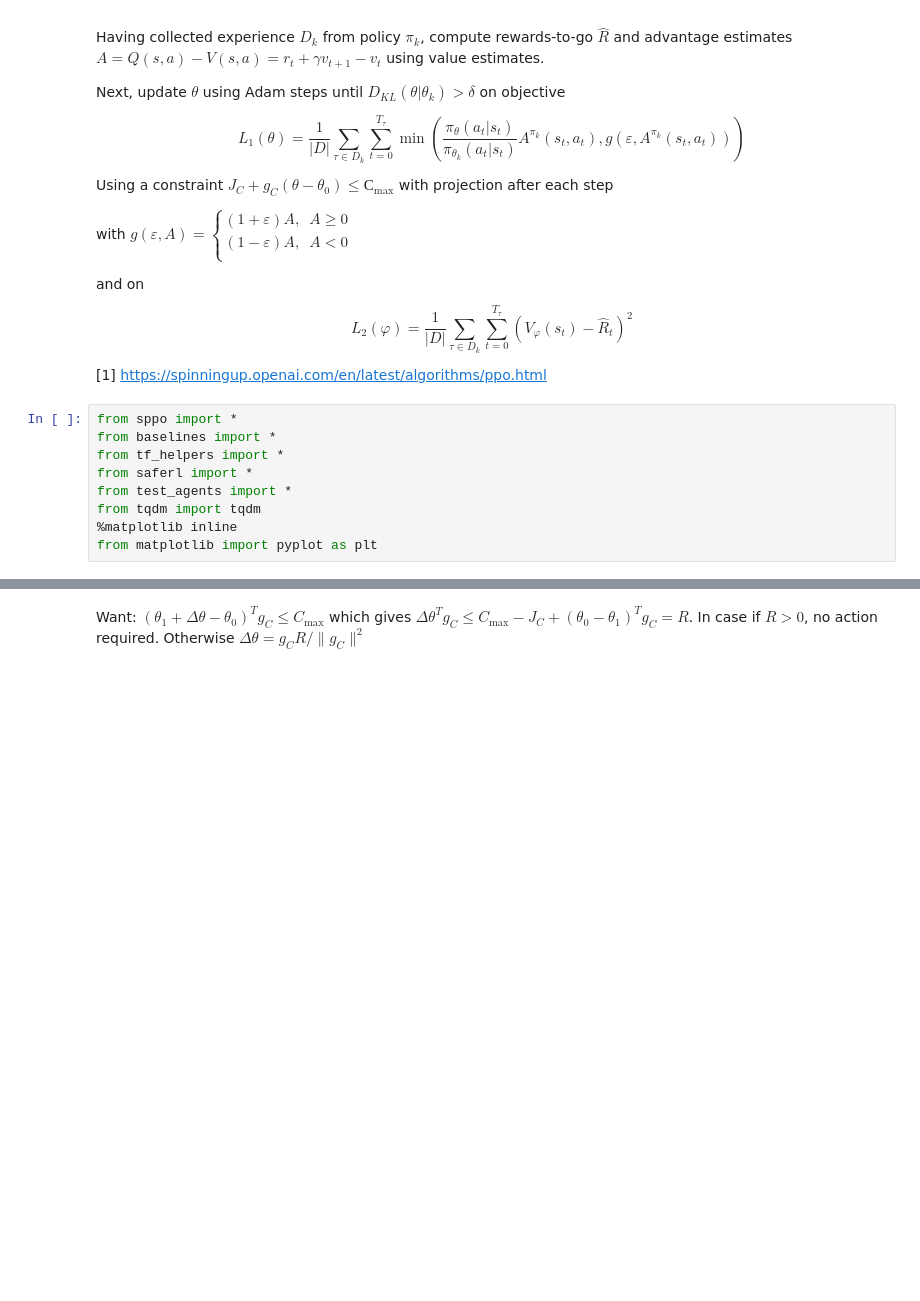
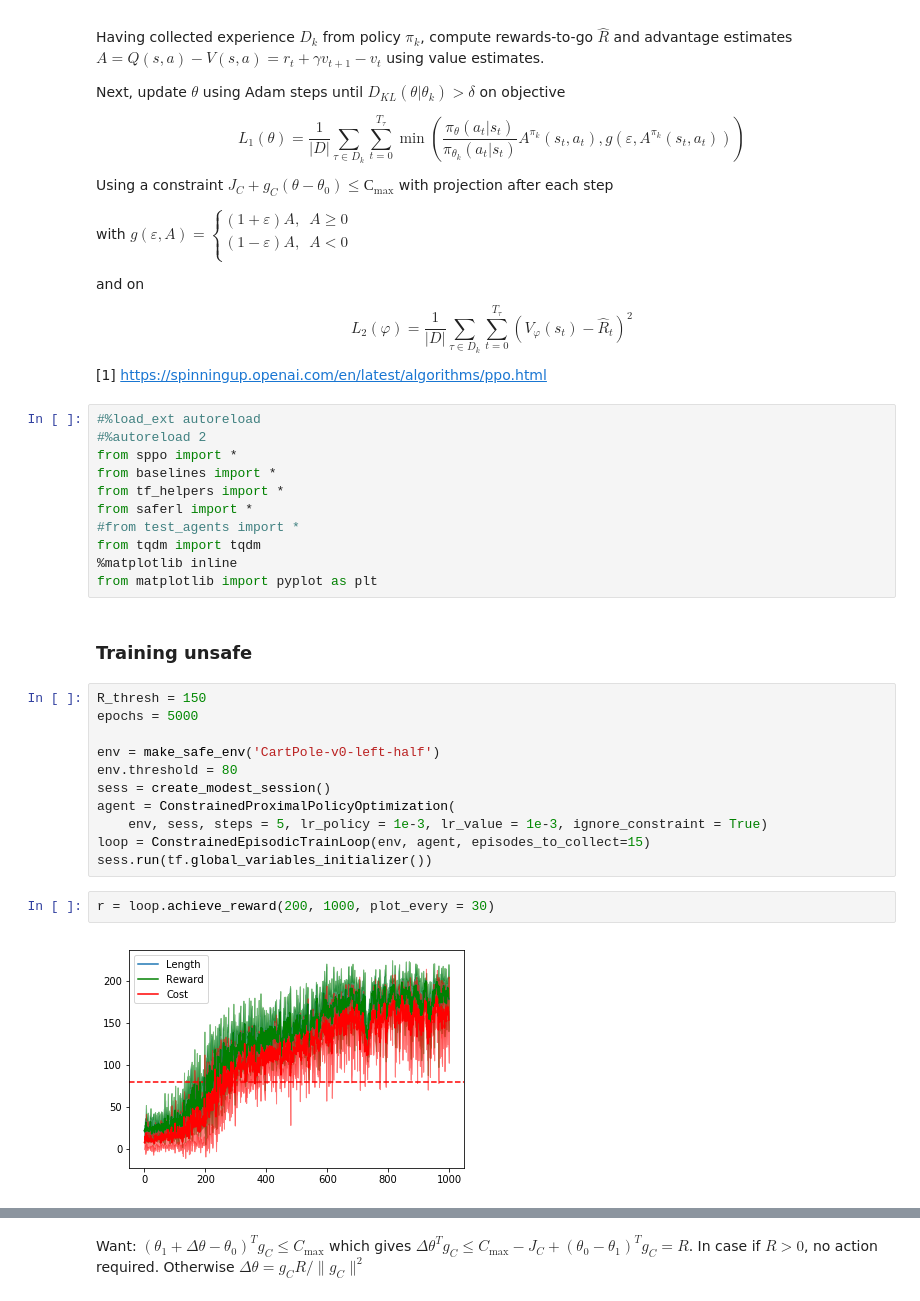
Before and after one commit to sergeivolodin/SafeContinuousStateRL, a Jupyter notebook: cartpole_safety_sppo.ipynb, the cells around one changed output, grey strips where cells are left out. Drawn from its saved outputs; the diff is of its cells as text; blank space fills up the shorter version.

```diff
--- a/cartpole_safety_sppo.ipynb
+++ b/cartpole_safety_sppo.ipynb
@@ -26,11 +26,30 @@ $$
 
 [1] https://spinningup.openai.com/en/latest/algorithms/ppo.html
 # %%
+#%load_ext autoreload
+#%autoreload 2
 from sppo import *
 from baselines import *
 from tf_helpers import *
 from saferl import *
-from test_agents import *
+#from test_agents import *
 from tqdm import tqdm
 %matplotlib inline
 from matplotlib import pyplot as plt
+# %% [markdown]
+### Training unsafe
+# %%
+R_thresh = 150
+epochs = 5000
+
+env = make_safe_env('CartPole-v0-left-half')
+env.threshold = 80
+sess = create_modest_session()
+agent = ConstrainedProximalPolicyOptimization(
+    env, sess, steps = 5, lr_policy = 1e-3, lr_value = 1e-3, ignore_constraint = True)
+loop = ConstrainedEpisodicTrainLoop(env, agent, episodes_to_collect=15)
+sess.run(tf.global_variables_initializer())
+# %%
+r = loop.achieve_reward(200, 1000, plot_every = 30)
+# %% [output]
+[figure, added]
```
Also changed, not shown: parts of 24 cells of this notebook, 2 other files.
